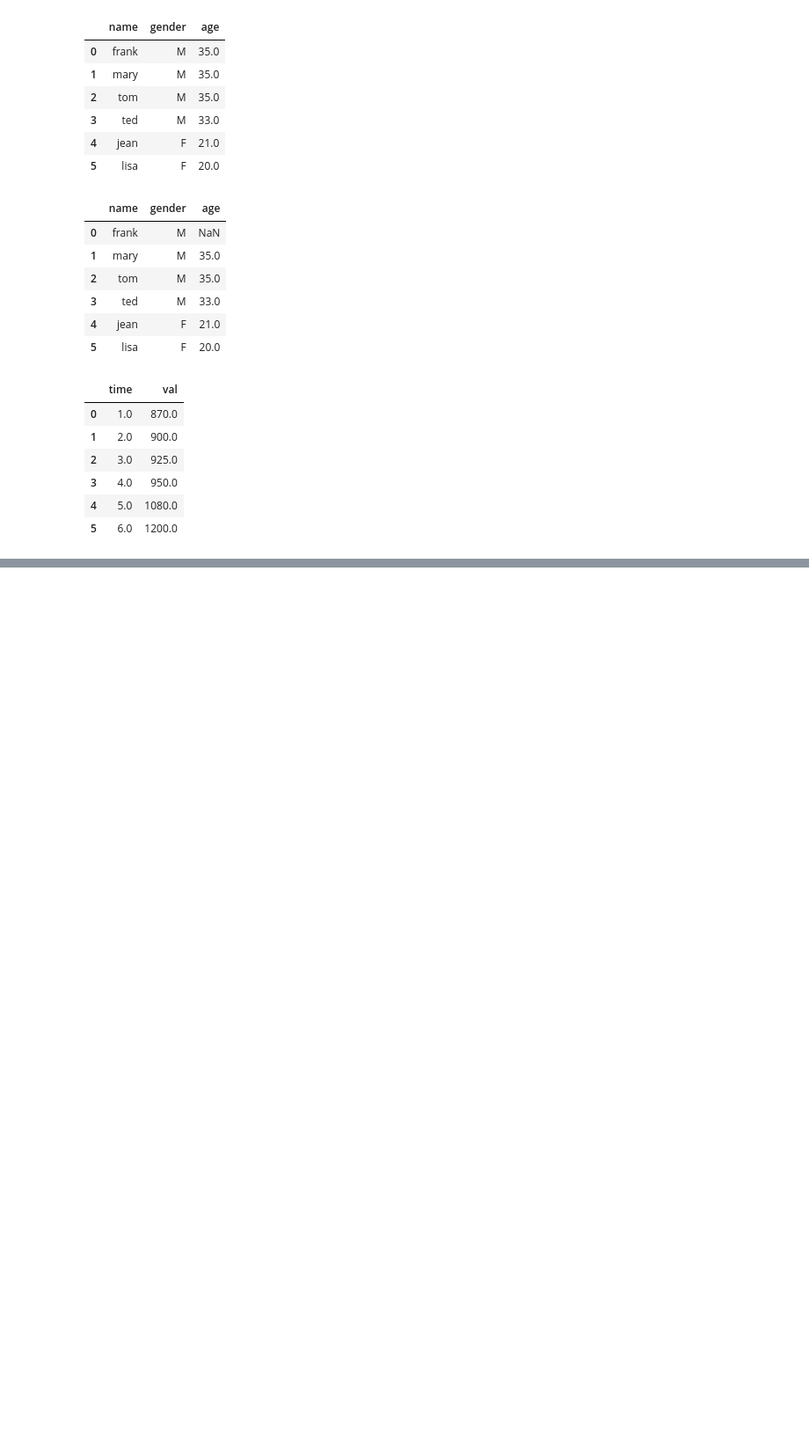
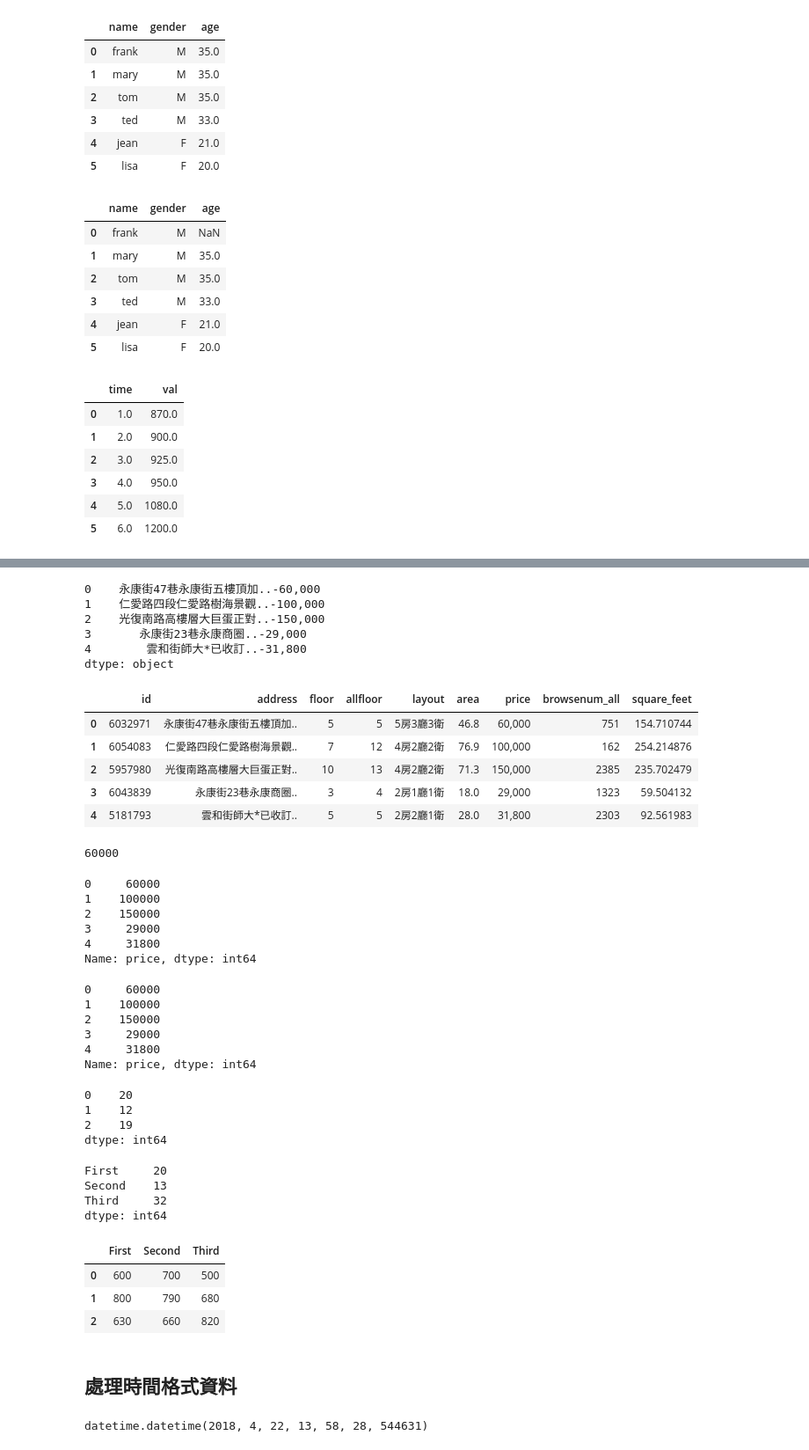
Before and after one commit to ywchiu/tibamepy, a Jupyter notebook: Demo20180422.ipynb, the cells around one changed output, grey strips where cells are left out. Shown at 88% size. Drawn from its saved outputs; the diff is of its cells as text; code cells hidden in the pictures; blank space fills up the shorter version.

```diff
--- a/Demo20180422.ipynb
+++ b/Demo20180422.ipynb
@@ -1054,0 +1057,4 @@ df2.interpolate()
+# %%
+import pandas
+df = pandas.read_csv('https://raw.githubusercontent.com/ywchiu/tibamepy/master/data/rent_591_sample.csv',index_col=0)
+df.head()
@@ -1054,0 +1103,25 @@ df2.interpolate()
+# %%
+df['address'].head() + '-' + df['price'].head()
+# %% [output]
+0    永康街47巷永康街五樓頂加..-60,000
+1    仁愛路四段仁愛路樹海景觀..-100,000
+2    光復南路高樓層大巨蛋正對..-150,000
+3       永康街23巷永康商圈..-29,000
+4        雲和街師大*已收訂..-31,800
+dtype: object
+# %%
+df['square_feet']=df['area']/0.3025
+# %%
+df.head()
+# %% [output]
+|  | id | address | floor | allfloor | layout | area | price | browsenum_all | square_feet |
+| 0 | 6032971 | 永康街47巷永康街五樓頂加.. | 5 | 5 | 5房3廳3衛 | 46.8 | 60,000 | 751 | 154.710744 |
+| 1 | 6054083 | 仁愛路四段仁愛路樹海景觀.. | 7 | 12 | 4房2廳2衛 | 76.9 | 100,000 | 162 | 254.214876 |
+| 2 | 5957980 | 光復南路高樓層大巨蛋正對.. | 10 | 13 | 4房2廳2衛 | 71.3 | 150,000 | 2385 | 235.702479 |
+| 3 | 6043839 | 永康街23巷永康商圈.. | 3 | 4 | 2房1廳1衛 | 18.0 | 29,000 | 1323 | 59.504132 |
+| 4 | 5181793 | 雲和街師大*已收訂.. | 5 | 5 | 2房2廳1衛 | 28.0 | 31,800 | 2303 | 92.561983 |
+# %%
+p = '60,000'
+int(p.replace(',', ''))
+# %% [output]
+60000
@@ -1054,0 +1131,18 @@ df2.interpolate()
+# %%
+df['price'].map(normalizePrice).head()
+# %% [output]
+0     60000
+1    100000
+2    150000
+3     29000
+4     31800
+Name: price, dtype: int64
+# %%
+df['price'].map(lambda ele: int(ele.replace(',', ''))).head()
+# %% [output]
+0     60000
+1    100000
+2    150000
+3     29000
+4     31800
+Name: price, dtype: int64
@@ -1054,0 +1154,23 @@ df2.interpolate()
+# %%
+df.apply(lambda e: e.max() - e.min(), axis=1)
+# %% [output]
+0    20
+1    12
+2    19
+dtype: int64
+# %%
+df.apply(lambda e: e.max() - e.min(), axis=0)
+# %% [output]
+First     20
+Second    13
+Third     32
+dtype: int64
+# %%
+df.applymap(lambda e: e * 10)
+# %% [output]
+|  | First | Second | Third |
+| 0 | 600 | 700 | 500 |
+| 1 | 800 | 790 | 680 |
+| 2 | 630 | 660 | 820 |
+# %% [markdown]
+## 處理時間格式資料
@@ -1054,0 +1180,4 @@ df2.interpolate()
+# %%
+current_time
+# %% [output]
+datetime.datetime(2018, 4, 22, 13, 58, 28, 544631)
```
Also changed, not shown: parts of 20 cells of this notebook.
